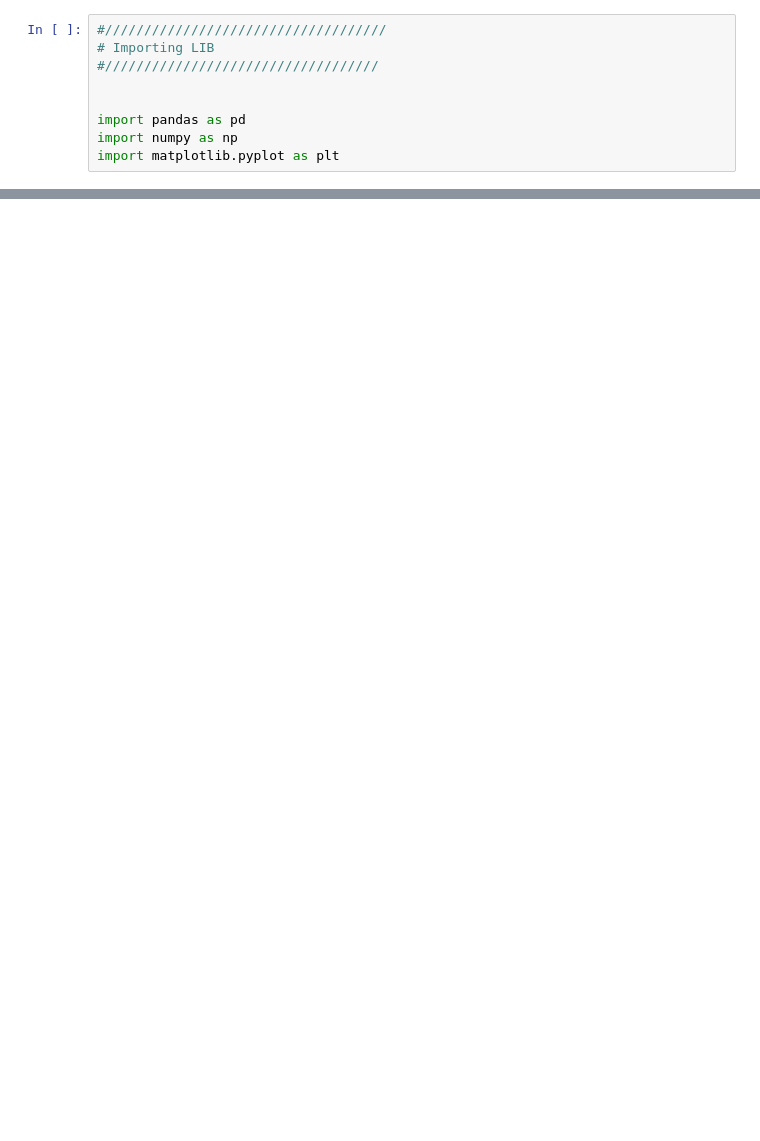
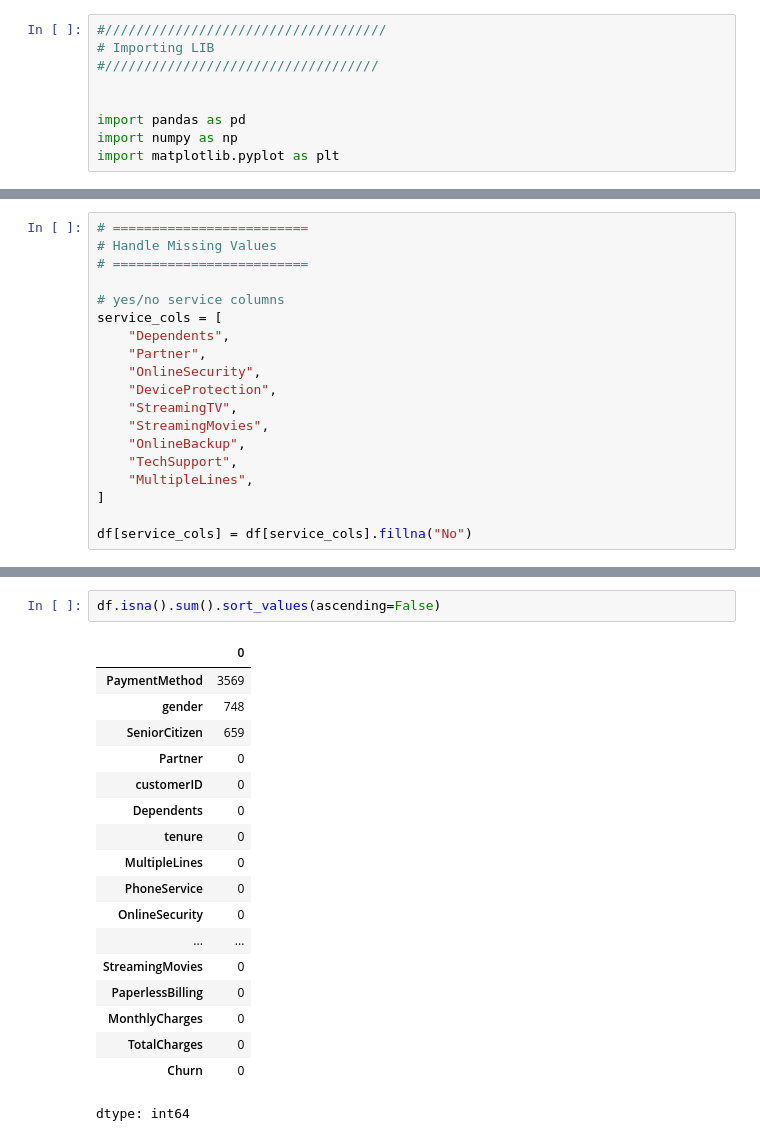
Before and after one commit to linda-bsharat/telco-customer-churn-prediction, a Jupyter notebook: notebooks/01_data_cleaning_and_eda.ipynb, the cells around one changed output, grey strips where cells are left out. Drawn from its saved outputs; the diff is of its cells as text; blank space fills up the shorter version.

```diff
--- a/notebooks/01_data_cleaning_and_eda.ipynb
+++ b/notebooks/01_data_cleaning_and_eda.ipynb
@@ -26,0 +53,19 @@ df.head()
+# %%
+# =========================
+# Handle Missing Values
+# =========================
+
+# yes/no service columns
+service_cols = [
+    "Dependents",
+    "Partner",
+    "OnlineSecurity",
+    "DeviceProtection",
+    "StreamingTV",
+    "StreamingMovies",
+    "OnlineBackup",
+    "TechSupport",
+    "MultipleLines",
+]
+
+df[service_cols] = df[service_cols].fillna("No")
@@ -26,0 +115,21 @@ df.head()
+# %%
+df.isna().sum().sort_values(ascending=False)
+# %% [output]
+|  | 0 |
+| PaymentMethod | 3569 |
+| gender | 748 |
+| SeniorCitizen | 659 |
+| Partner | 0 |
+| customerID | 0 |
+| Dependents | 0 |
+| tenure | 0 |
+| MultipleLines | 0 |
+| PhoneService | 0 |
+| OnlineSecurity | 0 |
+| ... | ... |
+| StreamingMovies | 0 |
+| PaperlessBilling | 0 |
+| MonthlyCharges | 0 |
+| TotalCharges | 0 |
+| Churn | 0 |
+dtype: int64
```
Also changed, not shown: parts of 11 cells of this notebook.
